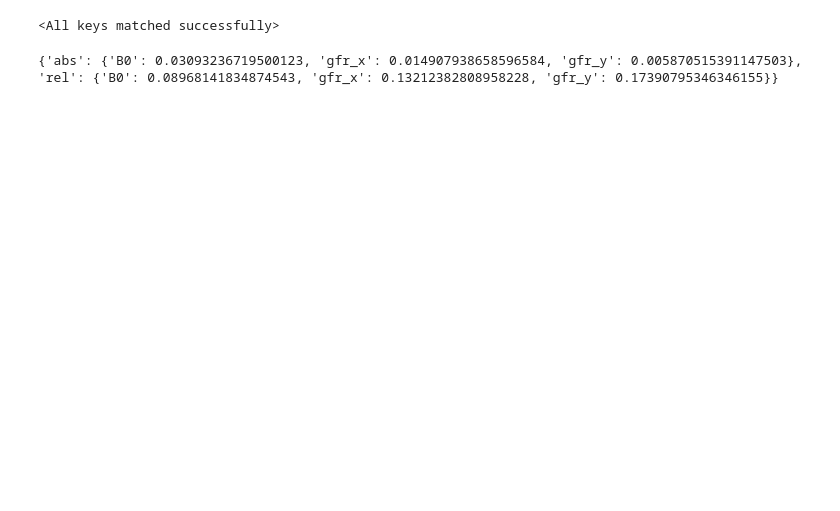
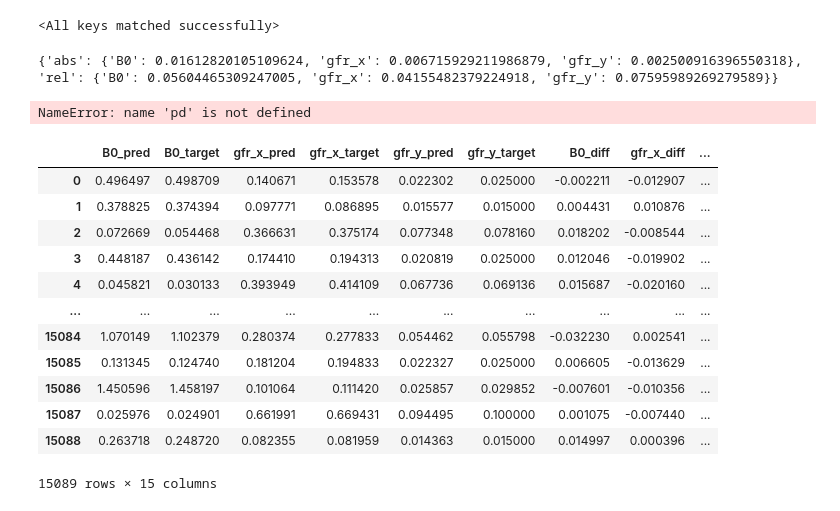
Before and after one commit to FlorianStummer/MaxAndFlorian, a Jupyter notebook: src/final_sprint/3rdTry.ipynb, the cells around one changed output. Drawn from its saved outputs; the diff is of its cells as text; code cells hidden in the pictures; blank space fills up the shorter version.

```diff
--- a/src/final_sprint/3rdTry.ipynb
+++ b/src/final_sprint/3rdTry.ipynb
@@ -148,12 +183,11 @@ torch.save(network.state_dict(), "network_design_params")
 # %%
-
-network = MyRegNet().to(device)
-network.load_state_dict(torch.load("network_design_params"))
+network = BdesignAwareNet().to(device)
+network.load_state_dict(torch.load("reg_net_e-2"))
 # %% [output]
 <All keys matched successfully>
 # %%
 errors = {error_type: {"B0":[],"gfr_x":[],"gfr_y":[]} for error_type in ["abs","rel"]}
-
+scatter_plot_points = {"B0":[],"gfr_x":[],"gfr_y":[]}
 single_sample_loader =  tdata.DataLoader(dataset_val, 1)
 
 network.eval()
@@ -162,17 +196,43 @@ for x,y in single_sample_loader:
     selected_x = x[:,input_mask].double().to(device)
     selected_y = y[:,output_mask].double().to(device)
     pred = network(selected_x)
+
+    scatter_plot_points["B0"].append((pred[:,0].detach().item(),selected_y[:,0].detach().item()))
+    scatter_plot_points["gfr_x"].append((pred[:,1].detach().item(),selected_y[:,1].detach().item()))
+    scatter_plot_points["gfr_y"].append((pred[:,2].detach().item(),selected_y[:,2].detach().item()))
+
     #print(pred,selected_y)
-    abs_errors = torch.abs(pred - selected_y)
+    abs_errors = pred - selected_y
     errors["abs"]["B0"].append(abs_errors[:,0].detach().item())
     errors["abs"]["gfr_x"].append(abs_errors[:,1].detach().item())
     errors["abs"]["gfr_y"].append(abs_errors[:,2].detach().item())
 
-    rel_errors = torch.abs(1 - (pred/selected_y))
+    rel_errors = 1 - (pred/selected_y)
     errors["rel"]["B0"].append(rel_errors[:,0].detach().item())
     errors["rel"]["gfr_x"].append(rel_errors[:,1].detach().item())
     errors["rel"]["gfr_y"].append(rel_errors[:,2].detach().item())
-mean_errors = {error_type: {quantity: sum(v)/len(v) for quantity, v in dictt.items()} for error_type, dictt in errors.items() }
+mean_errors = {error_type: {quantity: sum(map(lambda v: abs(v),l))/len(l) for quantity, l in dictt.items()} for error_type, dictt in errors.items()}
 print(mean_errors)
 # %% [output]
-{'abs': {'B0': 0.03093236719500123, 'gfr_x': 0.014907938658596584, 'gfr_y': 0.005870515391147503}, 'rel': {'B0': 0.08968141834874543, 'gfr_x': 0.13212382808958228, 'gfr_y': 0.17390795346346155}}
+{'abs': {'B0': 0.01612820105109624, 'gfr_x': 0.006715929211986879, 'gfr_y': 0.002500916396550318}, 'rel': {'B0': 0.05604465309247005, 'gfr_x': 0.04155482379224918, 'gfr_y': 0.07595989269279589}}
+# %%
+cols = {"B0":{"pred":[],"target":[]},"gfr_x":{"pred":[],"target":[]},"gfr_y":{"pred":[],"target":[]}}
+single_sample_loader =  tdata.DataLoader(dataset_val, 1)
+
+network.eval()
+for x,y in single_sample_loader:
+
+    selected_x = x[:,input_mask].double().to(device)
+    target = y[:,output_mask].double().to(device)
+    pred = network(selected_x)
+
+    cols["B0"]["pred"].append(pred[:,0].detach().item())
+    cols["B0"]["target"].append(target[:,0].detach().item())
+
+    cols["gfr_x"]["pred"].append(pred[:,1].detach().item())
+    cols["gfr_x"]["target"].append(target[:,1].detach().item())
+
+    cols["gfr_y"]["pred"].append(pred[:,2].detach().item())
+    cols["gfr_y"]["target"].append(target[:,2].detach().item())
+# %% [output]
+NameError: name 'pd' is not defined
@@ -178,0 +253,16 @@ print(mean_errors)
+# %%
+df
+# %% [output]
+|  | B0_pred | B0_target | gfr_x_pred | gfr_x_target | gfr_y_pred | gfr_y_target | B0_diff | gfr_x_diff | ... |
+| 0 | 0.496497 | 0.498709 | 0.140671 | 0.153578 | 0.022302 | 0.025000 | -0.002211 | -0.012907 | ... |
+| 1 | 0.378825 | 0.374394 | 0.097771 | 0.086895 | 0.015577 | 0.015000 | 0.004431 | 0.010876 | ... |
+| 2 | 0.072669 | 0.054468 | 0.366631 | 0.375174 | 0.077348 | 0.078160 | 0.018202 | -0.008544 | ... |
+| 3 | 0.448187 | 0.436142 | 0.174410 | 0.194313 | 0.020819 | 0.025000 | 0.012046 | -0.019902 | ... |
+| 4 | 0.045821 | 0.030133 | 0.393949 | 0.414109 | 0.067736 | 0.069136 | 0.015687 | -0.020160 | ... |
+| ... | ... | ... | ... | ... | ... | ... | ... | ... | ... |
+| 15084 | 1.070149 | 1.102379 | 0.280374 | 0.277833 | 0.054462 | 0.055798 | -0.032230 | 0.002541 | ... |
+| 15085 | 0.131345 | 0.124740 | 0.181204 | 0.194833 | 0.022327 | 0.025000 | 0.006605 | -0.013629 | ... |
+| 15086 | 1.450596 | 1.458197 | 0.101064 | 0.111420 | 0.025857 | 0.029852 | -0.007601 | -0.010356 | ... |
+| 15087 | 0.025976 | 0.024901 | 0.661991 | 0.669431 | 0.094495 | 0.100000 | 0.001075 | -0.007440 | ... |
+| 15088 | 0.263718 | 0.248720 | 0.082355 | 0.081959 | 0.014363 | 0.015000 | 0.014997 | 0.000396 | ... |
+15089 rows × 15 columns
```
Also changed, not shown: parts of 17 cells of this notebook, 7 other files.
